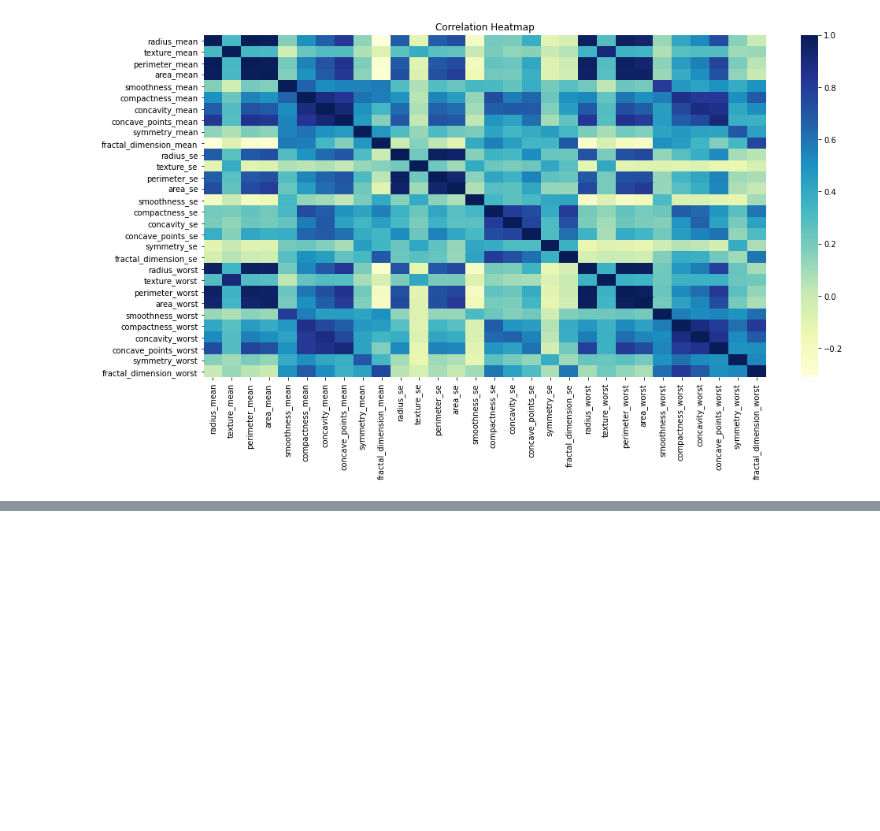
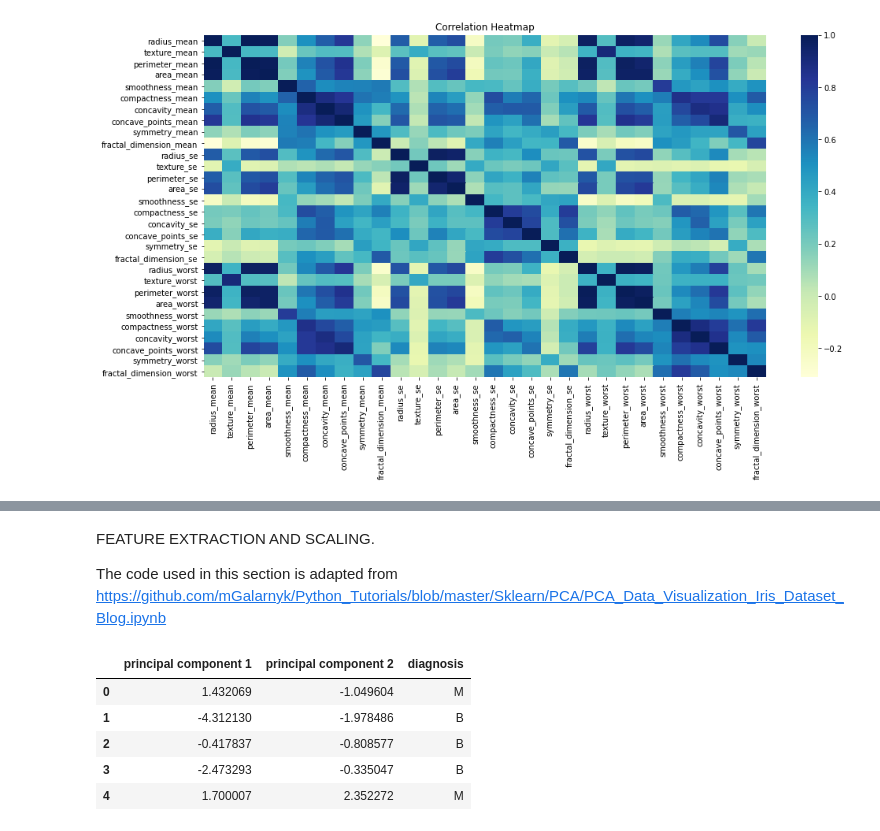
Before and after one commit to Kibika/Causal_Inference, a Jupyter notebook: notebooks/causal_inference.ipynb, the cells around one changed output, grey strips where cells are left out. Cells and saved outputs as stored; diff of their text form; code cells hidden in the pictures; blank space fills up the shorter version.

```diff
--- a/notebooks/causal_inference.ipynb
+++ b/notebooks/causal_inference.ipynb
@@ -196,0 +194,4 @@ FEATURE EXTRACTION AND SCALING
+# %% [markdown]
+FEATURE EXTRACTION AND SCALING.
+
+The code used in this section is adapted from https://github.com/mGalarnyk/Python_Tutorials/blob/master/Sklearn/PCA/PCA_Data_Visualization_Iris_Dataset_Blog.ipynb
@@ -196,0 +215,9 @@ FEATURE EXTRACTION AND SCALING
+# %%
+finalDf.head()
+# %% [output]
+|  | principal component 1 | principal component 2 | diagnosis |
+| 0 | 1.432069 | -1.049604 | M |
+| 1 | -4.312130 | -1.978486 | B |
+| 2 | -0.417837 | -0.808577 | B |
+| 3 | -2.473293 | -0.335047 | B |
+| 4 | 1.700007 | 2.352272 | M |
```
Also changed, not shown: parts of 11 cells of this notebook.
